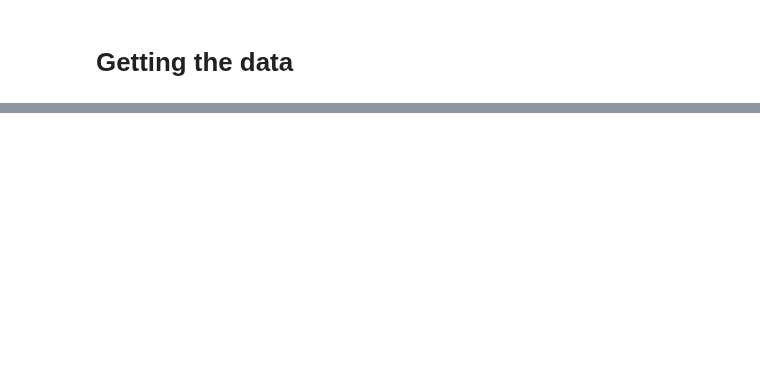
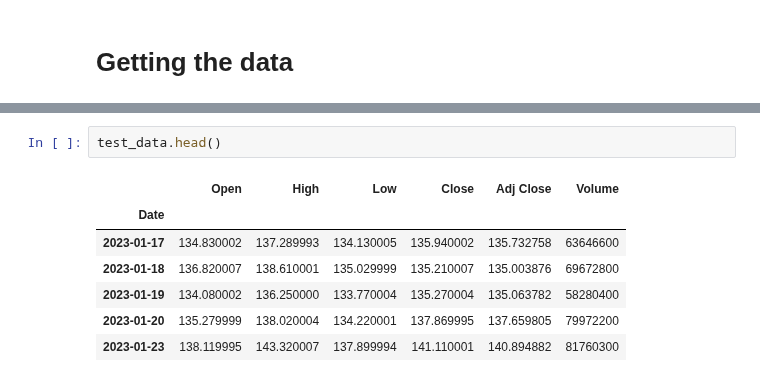
Before and after one commit to ishaanpaul98/Sentiment-Analysis, a Jupyter notebook: Stock_prediction_without_sentiment.ipynb, the cells around one changed output, grey strips where cells are left out. Drawn from its saved outputs; the diff is of its cells as text; blank space fills up the shorter version.

```diff
--- a/Stock_prediction_without_sentiment.ipynb
+++ b/Stock_prediction_without_sentiment.ipynb
@@ -24,3 +31,13 @@ stock_data.head()
+# %%
+test_data.head()
+# %% [output]
+|  | Open | High | Low | Close | Adj Close | Volume |
+| Date |  |  |  |  |  |  |
+| 2023-01-17 | 134.830002 | 137.289993 | 134.130005 | 135.940002 | 135.732758 | 63646600 |
+| 2023-01-18 | 136.820007 | 138.610001 | 135.029999 | 135.210007 | 135.003876 | 69672800 |
+| 2023-01-19 | 134.080002 | 136.250000 | 133.770004 | 135.270004 | 135.063782 | 58280400 |
+| 2023-01-20 | 135.279999 | 138.020004 | 134.220001 | 137.869995 | 137.659805 | 79972200 |
+| 2023-01-23 | 138.119995 | 143.320007 | 137.899994 | 141.110001 | 140.894882 | 81760300 |
 # %%
 #Visualizing the data
 plt.figure(figsize=(10, 5))
```
Also changed, not shown: parts of 18 cells of this notebook.
